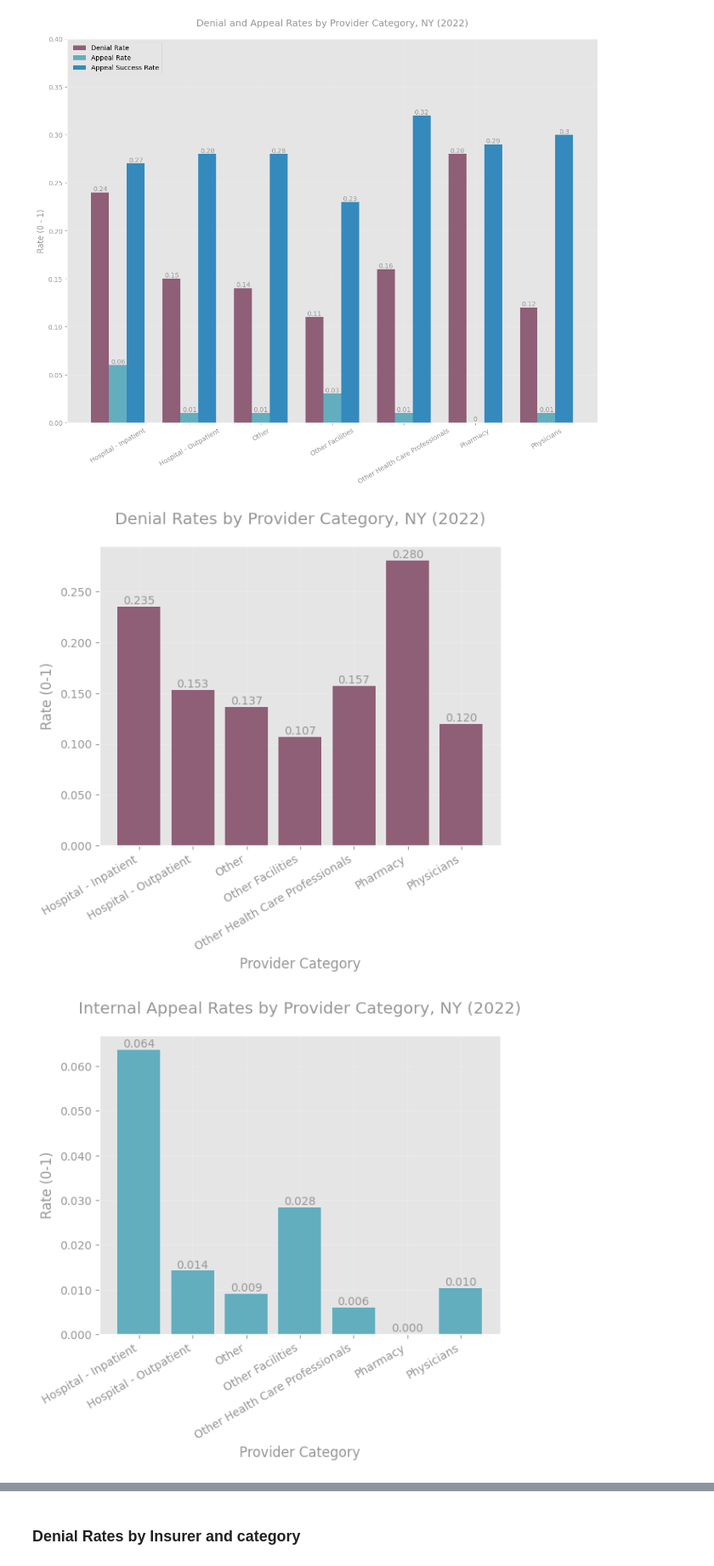
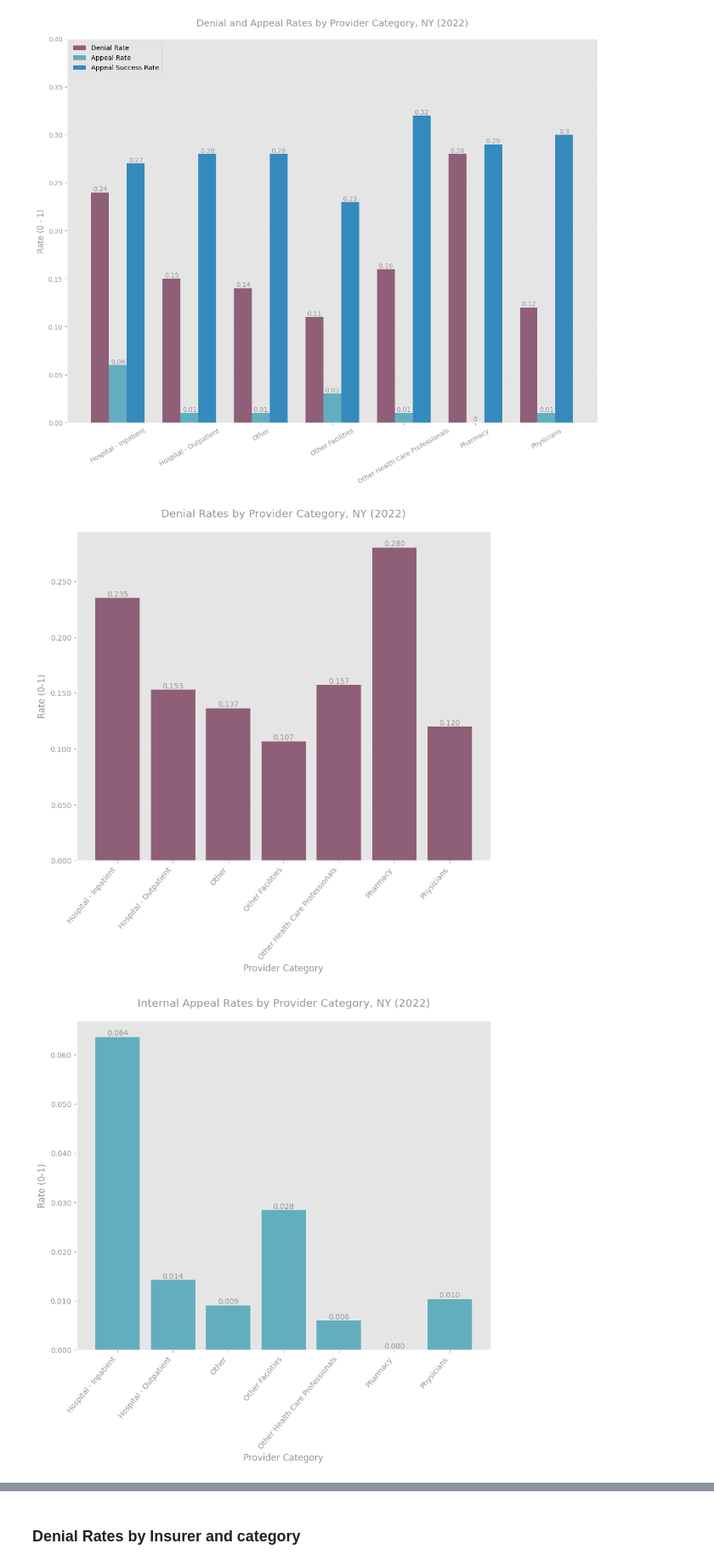
Before and after one commit to TPAFS/investigations, a Jupyter notebook: investigations/claims_denials/nys_claims_reports.ipynb, the cells around one changed output, grey strips where cells are left out. Shown at 85% size. Cells and saved outputs as stored; diff of their text form; code cells hidden in the pictures.

Commit message:
Adjust NY claims plots

```diff
--- a/investigations/claims_denials/nys_claims_reports.ipynb
+++ b/investigations/claims_denials/nys_claims_reports.ipynb
@@ -727,6 +727,7 @@ plot_bar(
     bar_label=True,
     int_vals=False,
     color_hex=PRIMARY_HEX,
+    figsize=(10, 8),
 )
 
 
@@ -741,32 +742,34 @@ plot_bar(
     title=title,
     val_axis_label=val_axis_label,
     cat_axis_label=cat_axis_label,
     save_path=os.path.join(
         OUTPUT_IMAGE_DIR, "internal_appeal_rates_by_provider_cat.png"
     ),
     bar_label=True,
     int_vals=False,
     color_hex=SECONDARY_HEX,
+    figsize=(10, 8),
 )
 
 bar_names = list(provider_agg["provider_category"].values)
 bar_vals = list(provider_agg["internal_appeal_success_rate"].values)
 val_axis_label = "Rate (0-1)"
 cat_axis_label = "Provider Category"
 title = "Internal Appeal Overturn Rates by Provider Category, NY (2022)"
 plot_bar(
     bar_names,
     bar_vals,
     title=title,
     val_axis_label=val_axis_label,
     cat_axis_label=cat_axis_label,
     save_path=os.path.join(
         OUTPUT_IMAGE_DIR, "internal_appeal_success_rates_by_provider_cat.png"
     ),
     bar_label=True,
     int_vals=False,
     color_hex=TERTIARY_HEX,
+    figsize=(10, 8),
 )
 # %% [output]
-[figure, old version]
+[figure, new version]
-[figure, old version]
+[figure, new version]
```
Also changed, not shown: parts of 13 cells of this notebook.
